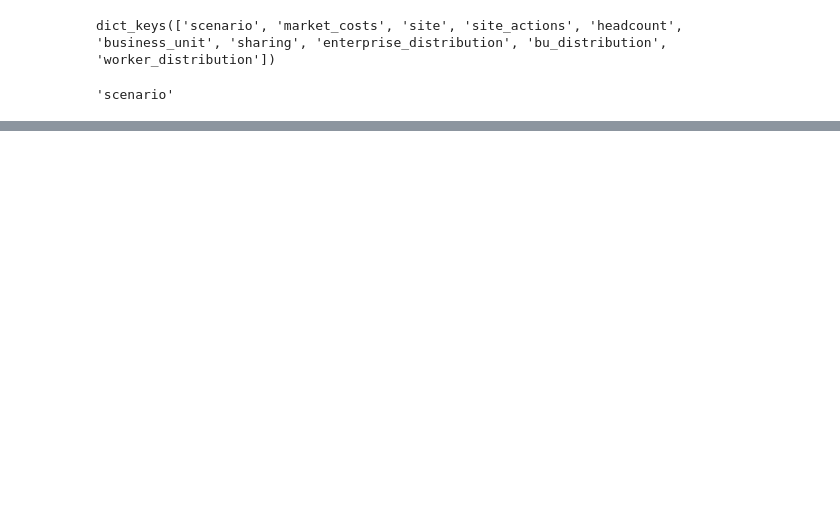
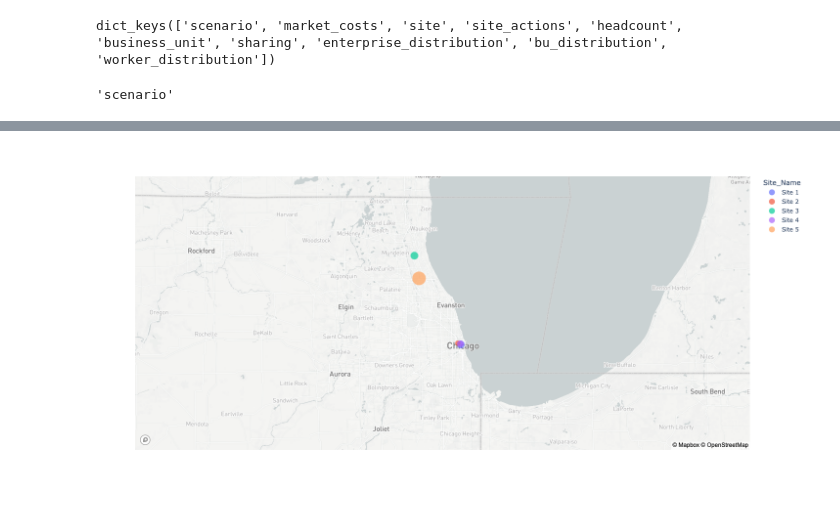
Before and after one commit to nbaronti/Real-Estate-Portfolio-Tool, a Jupyter notebook: RE_Tool_Code.ipynb, the cells around one changed output, grey strips where cells are left out. Drawn from its saved outputs; the diff is of its cells as text; code cells hidden in the pictures; blank space fills up the shorter version.

```diff
--- a/RE_Tool_Code.ipynb
+++ b/RE_Tool_Code.ipynb
@@ -51,0 +67,9 @@ for sheet in sheets_list:
+# %%
+# query to grab view from sql
+
+query = f'''SELECT * FROM detailed_site_view'''
+
+# run query and read into Pandas Dataframe
+
+detailed_site_DF = pd.read_sql_query(query,engine)
+detailed_site_DF
@@ -51,0 +93,17 @@ for sheet in sheets_list:
+# %%
+# Slice and plot data by name
+
+site_level_map = px.scatter_mapbox(
+    detailed_site_DF,
+    lat="Latitude",
+    lon="Longitude",
+    color="Site_Name",
+    hover_data=["Address","City","Market","MSA"],
+    width=700,
+    height=700,
+    size="Rentable_Square_Feet"
+)
+
+site_level_map.show()
+# %% [output]
+[figure, added]
```
Also changed, not shown: parts of 8 cells of this notebook, 10 other files.
